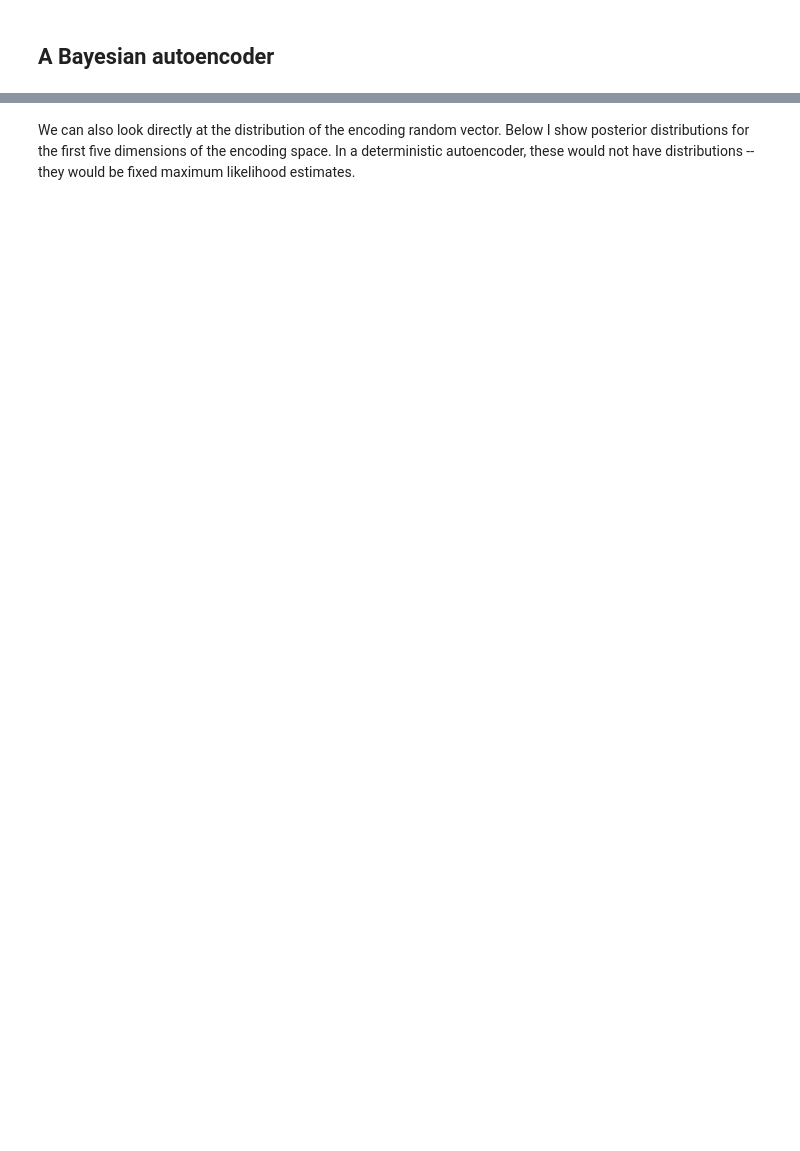
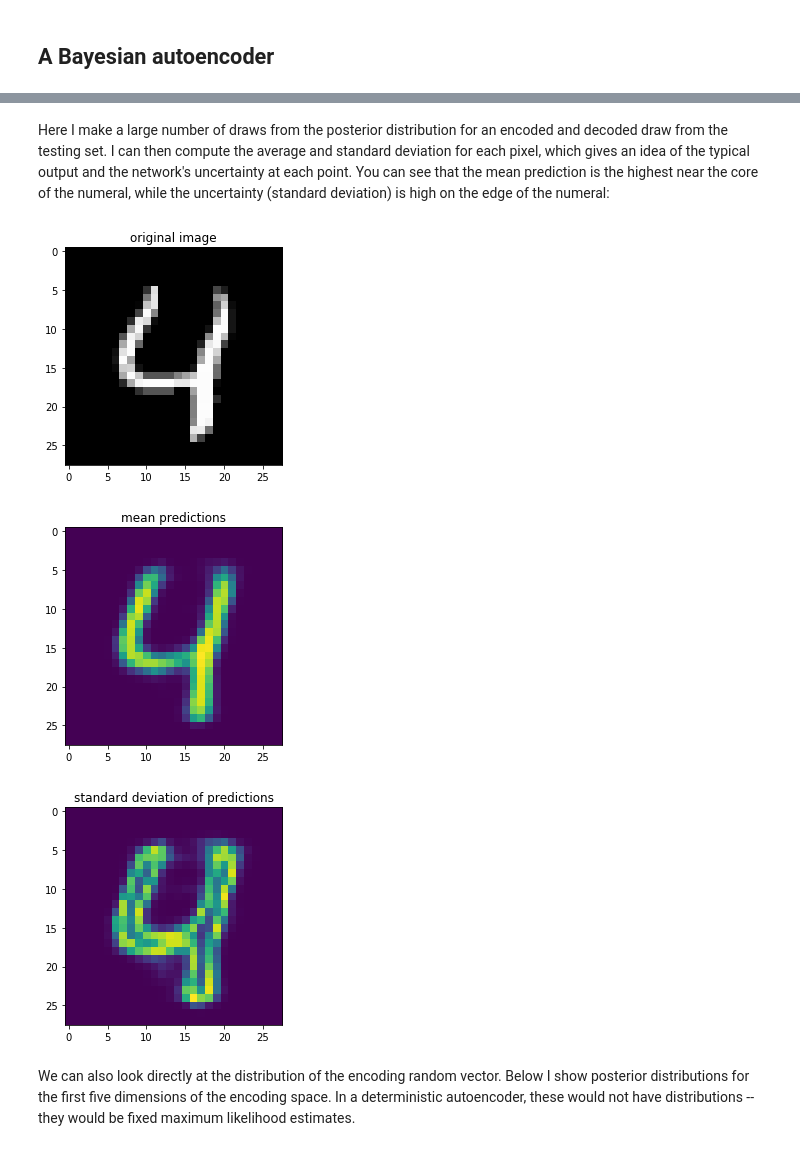
Before and after one commit to quevivasbien/probabilistic, a Jupyter notebook: variational_autoencoder.ipynb, the cells around one changed output, grey strips where cells are left out. Drawn from its saved outputs; the diff is of its cells as text; code cells hidden in the pictures; blank space fills up the shorter version.

```diff
--- a/variational_autoencoder.ipynb
+++ b/variational_autoencoder.ipynb
@@ -215,3 +215,25 @@ for i in range(2):
+# %% [markdown]
+Here I make a large number of draws from the posterior distribution for an encoded and decoded draw from the testing set. I can then compute the average and standard deviation for each pixel, which gives an idea of the typical output and the network's uncertainty at each point. You can see that the mean prediction is the highest near the core of the numeral, while the uncertainty (standard deviation) is high on the edge of the numeral:
+# %%
+# Do this with the fifth image from the test set
+# The third one is boring; it's just a 1
+plt.imshow(images[4].squeeze(), cmap='gray')
+plt.title('original image')
+plt.show()
+
+imgs = vae.reconstruct(torch.stack([images[4] for _ in range(100)])).view(-1, IMAGE_DIM, IMAGE_DIM)
+# Plot the mean predictions
+plt.imshow(imgs.mean(axis=0).view(IMAGE_DIM, IMAGE_DIM))
+plt.title('mean predictions')
+plt.show()
+# Plot the standard deviation of predictions
+plt.imshow(imgs.std(axis=0).view(IMAGE_DIM, IMAGE_DIM))
+plt.title('standard deviation of predictions')
+plt.show()
+# %% [output]
+[figure, added]
+[figure, added]
+[figure, added]
 # %% [markdown]
 We can also look directly at the distribution of the encoding random vector. Below I show posterior distributions for the first five dimensions of the encoding space. In a deterministic autoencoder, these would not have distributions -- they would be fixed maximum likelihood estimates.
 # %%
```
Also changed, not shown: parts of 5 cells of this notebook, 2 other files.
